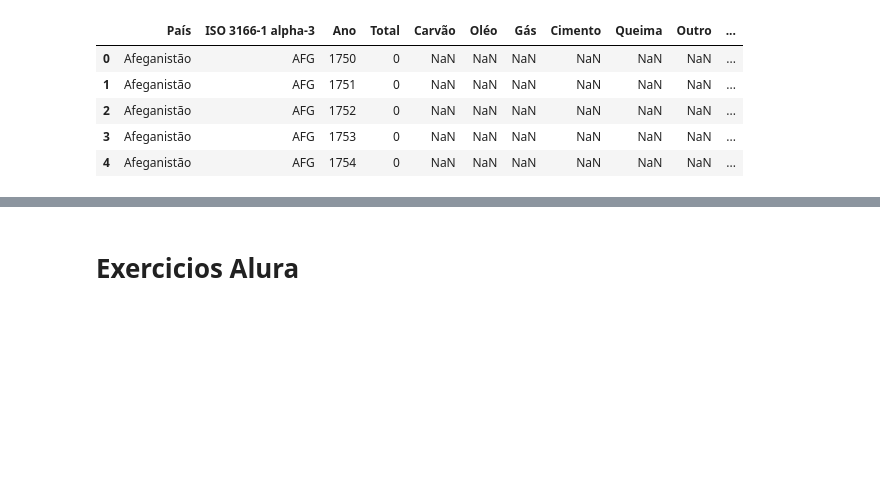
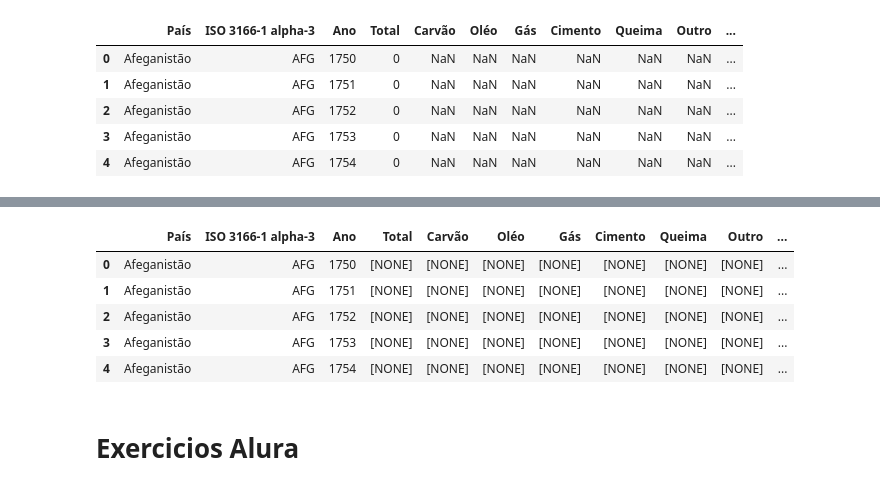
Before and after one commit to rickarin/Alura-Pandas-I-O, a Jupyter notebook: alura_pandas_i_o.ipynb, the cells around one changed output, grey strips where cells are left out. Cells and saved outputs as stored; diff of their text form; code cells hidden in the pictures; blank space fills up the shorter version.

```diff
--- a/alura_pandas_i_o.ipynb
+++ b/alura_pandas_i_o.ipynb
@@ -69,3 +88,16 @@ emissoes_percapita.to_excel('missoes_percapita.xlsx', index=False)
+# %%
+# Acessando paginas do Google Sheets
+pag_sheets = 'fontes'
+url_fontes = f'https://docs.google.com/spreadsheets/d/{id_sheets}/gviz/tq?tqx=out:csv&sheet={pag_sheets}'
+fontes = pd.read_csv(url_fontes)
+fontes.head()
+# %% [output]
+|  | País | ISO 3166-1 alpha-3 | Ano | Total | Carvão | Oléo | Gás | Cimento | Queima | Outro | ... |
+| 0 | Afeganistão | AFG | 1750 | [NONE] | [NONE] | [NONE] | [NONE] | [NONE] | [NONE] | [NONE] | ... |
+| 1 | Afeganistão | AFG | 1751 | [NONE] | [NONE] | [NONE] | [NONE] | [NONE] | [NONE] | [NONE] | ... |
+| 2 | Afeganistão | AFG | 1752 | [NONE] | [NONE] | [NONE] | [NONE] | [NONE] | [NONE] | [NONE] | ... |
+| 3 | Afeganistão | AFG | 1753 | [NONE] | [NONE] | [NONE] | [NONE] | [NONE] | [NONE] | [NONE] | ... |
+| 4 | Afeganistão | AFG | 1754 | [NONE] | [NONE] | [NONE] | [NONE] | [NONE] | [NONE] | [NONE] | ... |
 # %% [markdown]
 # Exercicios Alura
 # %%
```
Also changed, not shown: parts of 1 cell of this notebook.
